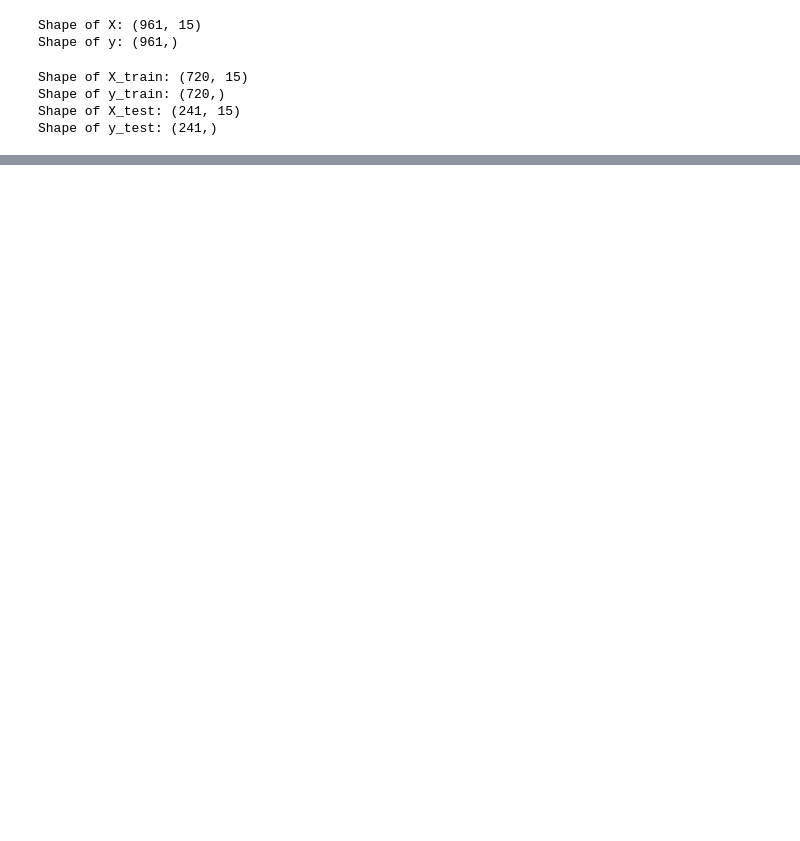
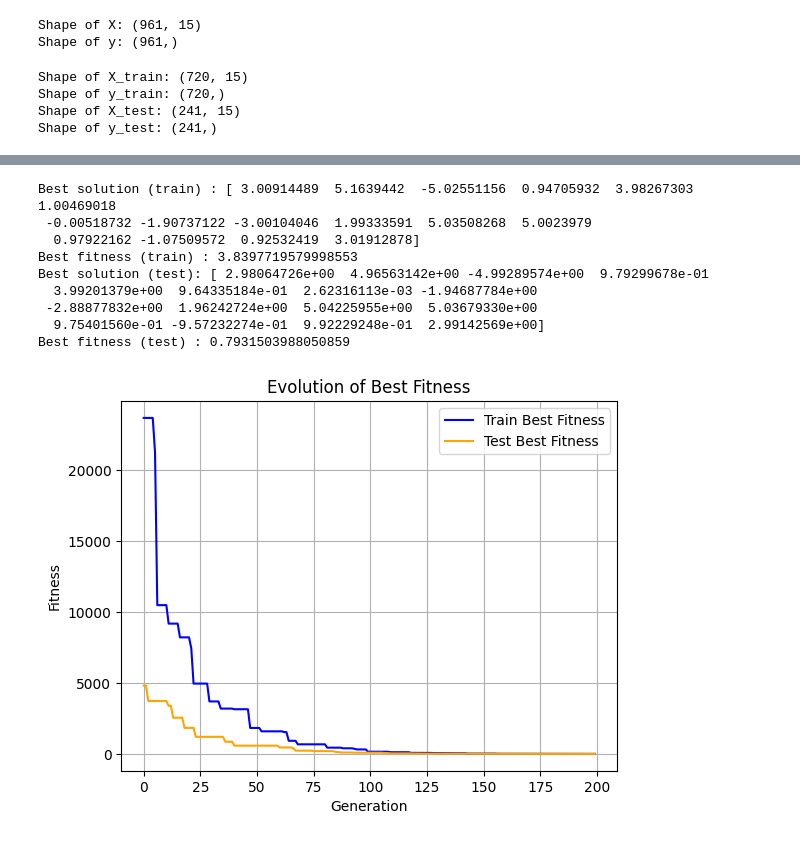
Before and after one commit to nastyabekesheva/SwarmIntelligence, a Jupyter notebook: lab7/main.ipynb, the cells around one changed output, grey strips where cells are left out. Cells and saved outputs as stored; diff of their text form; code cells hidden in the pictures; blank space fills up the shorter version.

```diff
--- a/lab7/main.ipynb
+++ b/lab7/main.ipynb
@@ -237,0 +182,28 @@ Best fitness: 2849.4460536334846
+# %%
+bounds = np.array([[-10, 10] for _ in range(16)])
+de = DifferentialEvolution(objective_function=elastic_net, bounds=bounds, epochs=200)
+
+best_solution, best_fitness, train_data = de.fit()
+print("Best solution (train) :", best_solution)
+print("Best fitness (train) :", best_fitness)
+
+
+bounds = np.array([[-10, 10] for _ in range(16)])
+de = DifferentialEvolution(objective_function=elastic_net_test, bounds=bounds, epochs=200)
+
+best_solution, best_fitness, test_data = de.fit()
+print("Best solution (test):", best_solution)
+print("Best fitness (test) :", best_fitness)
+
+plot_fitness_tt(train_data, test_data)
+# %% [output]
+Best solution (train) : [ 3.00914489  5.1639442  -5.02551156  0.94705932  3.98267303  1.00469018
+ -0.00518732 -1.90737122 -3.00104046  1.99333591  5.03508268  5.0023979
+  0.97922162 -1.07509572  0.92532419  3.01912878]
+Best fitness (train) : 3.8397719579998553
+Best solution (test): [ 2.98064726e+00  4.96563142e+00 -4.99289574e+00  9.79299678e-01
+  3.99201379e+00  9.64335184e-01  2.62316113e-03 -1.94687784e+00
+ -2.88877832e+00  1.96242724e+00  5.04225955e+00  5.03679330e+00
+  9.75401560e-01 -9.57232274e-01  9.92229248e-01  2.99142569e+00]
+Best fitness (test) : 0.7931503988050859
+[figure, added]
```
Also changed, not shown: parts of 25 cells of this notebook.
